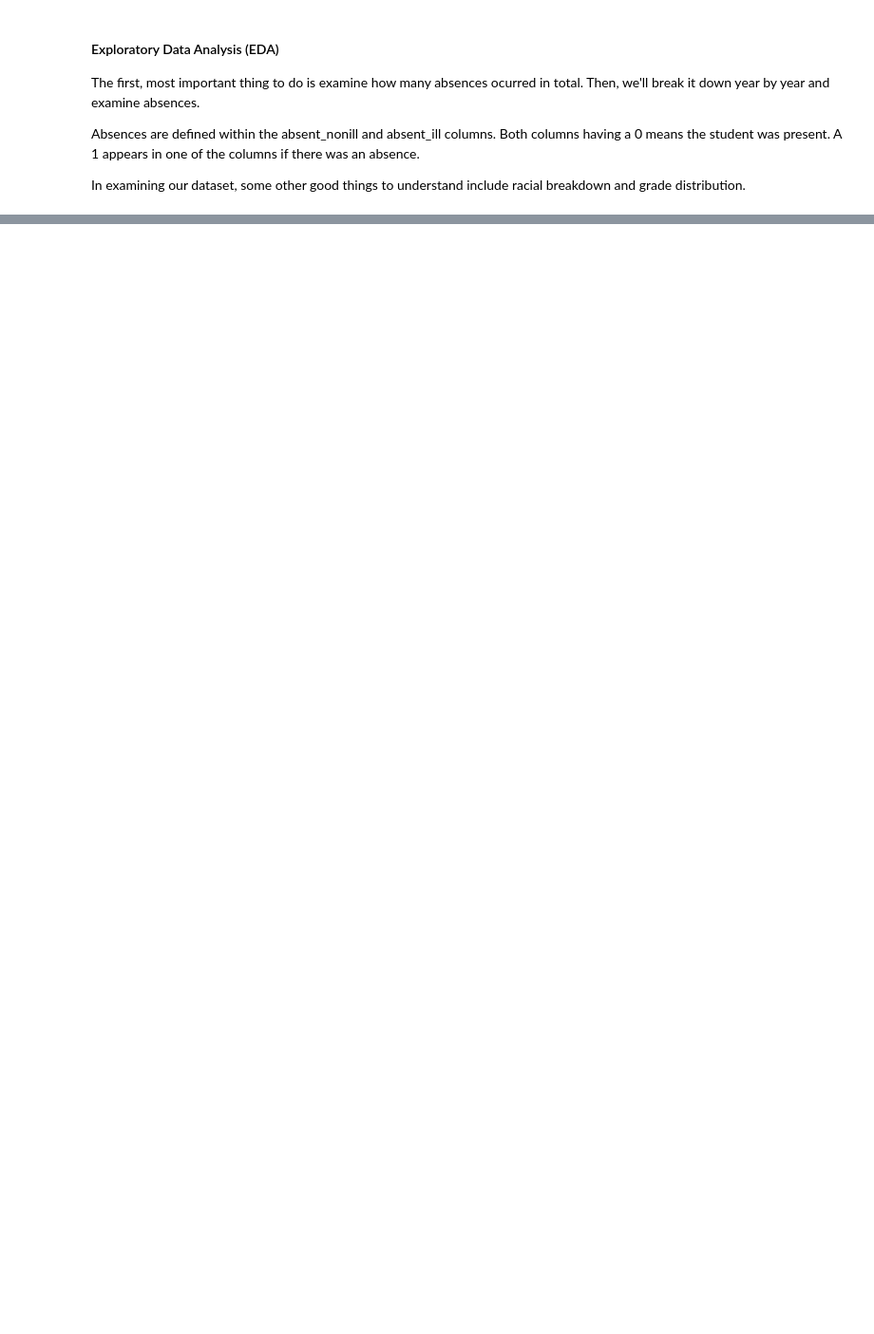
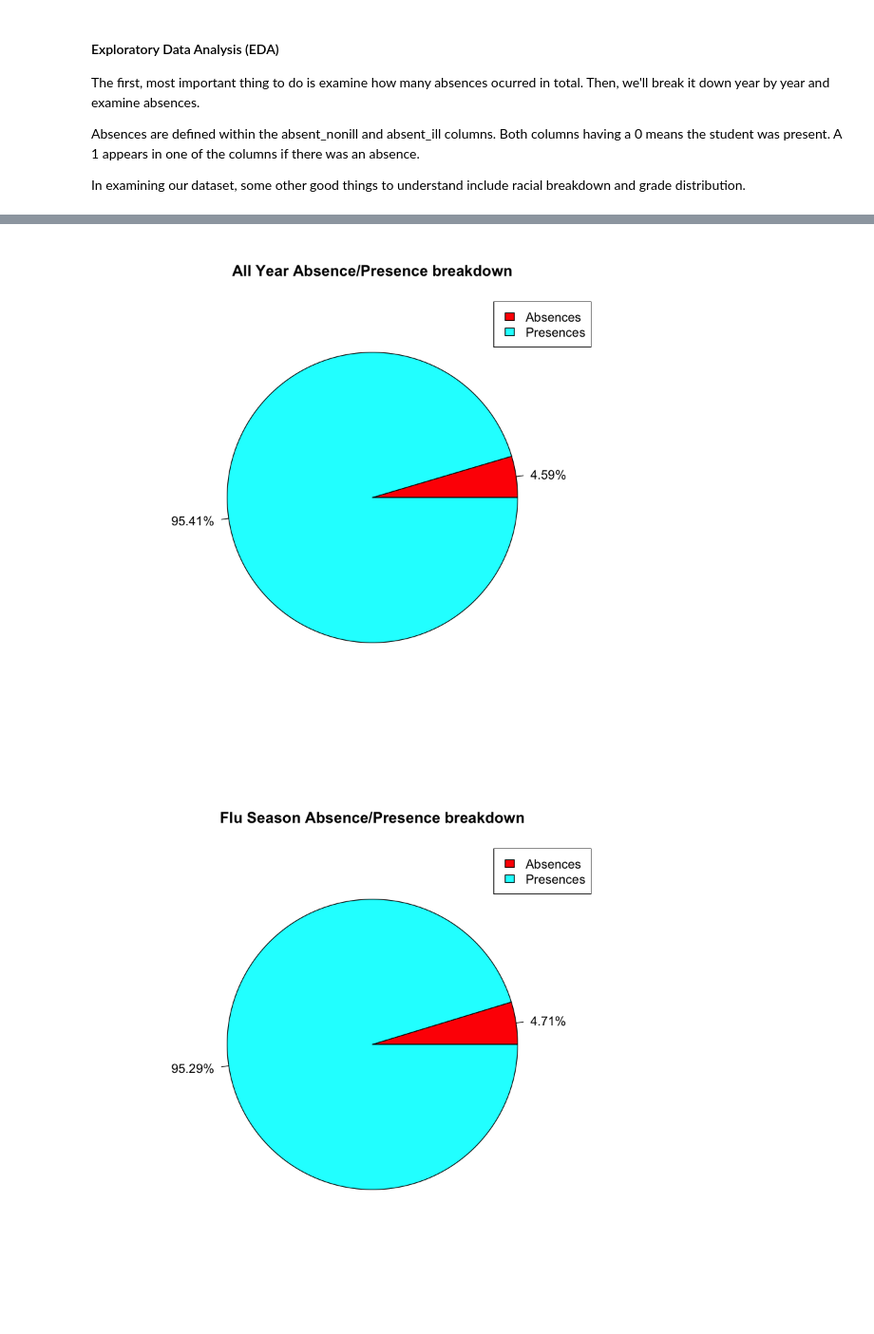
Before and after one commit to kmishra9/PH245, a Jupyter notebook: Final Project - Flu Absenteeism/PH 245 Final Project.ipynb, the cells around one changed output, grey strips where cells are left out. Shown at 95% size. Saved outputs shown, nothing was run; the diff lists cells and outputs as text; code cells hidden in the pictures; blank space fills up the shorter version.

```diff
--- a/Final Project - Flu Absenteeism/PH 245 Final Project.ipynb
+++ b/Final Project - Flu Absenteeism/PH 245 Final Project.ipynb
@@ -2,8 +2,8 @@
 # PH 245 Final Project - Flu Absenteeism
 # %%
 library(data.table)
-install.packages("xlsx")
-library(xlsx)
 
 prefix = "../absentee/Combined-data/"
-filenames = c("absentee_all.csv","absentee-flu.csv", "absentee-nonflu.csv", "ILIData_CA_201101_201739")
+filenames = c("absentee_all.csv","absentee-flu.csv", "absentee-nonflu.csv", "ILIData_CA_201101_201739.csv",
+              "absentee.RData"
+             )
@@ -30,7 +21,7 @@ head(absenteeData)
 colnames(absenteeData)
 
 # Creating a smaller sample for use until final analysis
-absenteeData = absenteeData[sample(.N, 10000)]
+absenteeData = absenteeData[sample(.N, 100000)]
 nrow(absenteeData)
 # %% [output]
 | schoolyr | date | grade | race | absent_nonill | absent_ill | dist | school | matchid |
@@ -191,29 +103,34 @@ summary(absenteeData)
 # %%
 pieAbsenceBreakdown = function(data, pieTitle) {
     "Creates a pie chart of the absences and presences in dataset"
     numAbsences = sum(data$absence)
     numPresences = length(data$absence) - numAbsences
     rawBreakdown = c(numAbsences, numPresences)
 
     piePercent = paste(round(100*rawBreakdown/sum(rawBreakdown), 2), "%", sep="")
 
     pie(rawBreakdown,
         labels=piePercent,
         col=rainbow(length(rawBreakdown)),
         main=pieTitle
        )
 
     legend("topright",
            c("Absences","Presences"),
            fill=rainbow(length(rawBreakdown))
           )
 }
 
 # Examining total absence/presence breakdown
-pieAbsenceBreakdown(data=cleanAbsenteeData, pieTitle="All Year Absence/Presence breakdown")
+pieAbsenceBreakdown(data=absenteeData, pieTitle="All Year Absence/Presence breakdown")
 
 
 # Examining flu-specific absence/presence breakdown
-# fluData = cleanAbsenteeData[fluSeason==1]
+fluData = absenteeData[fluseasCDC==1]
+nonFluData = absenteeData[fluseasCDC==0]
 
-#pieAbsenceBreakdown(data=fluData, pieTitle="Flu Season Absence/Presence breakdown")
+pieAbsenceBreakdown(data=fluData, pieTitle="Flu Season Absence/Presence breakdown")
+pieAbsenceBreakdown(data=nonFluData, pieTitle="NonFlu Season Absence/Presence breakdown")
+# %% [output]
+[figure, added]
+[figure, added]
```
Also changed, not shown: parts of 23 cells of this notebook.
